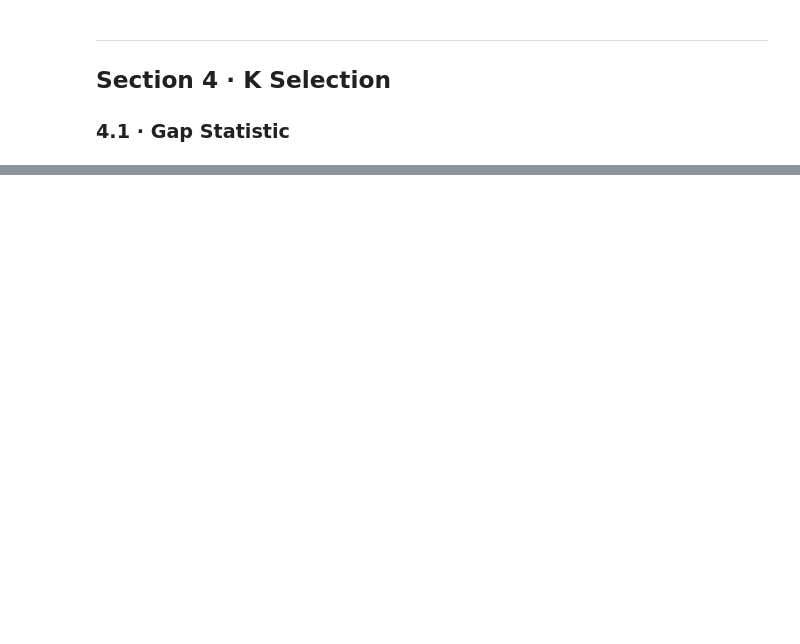
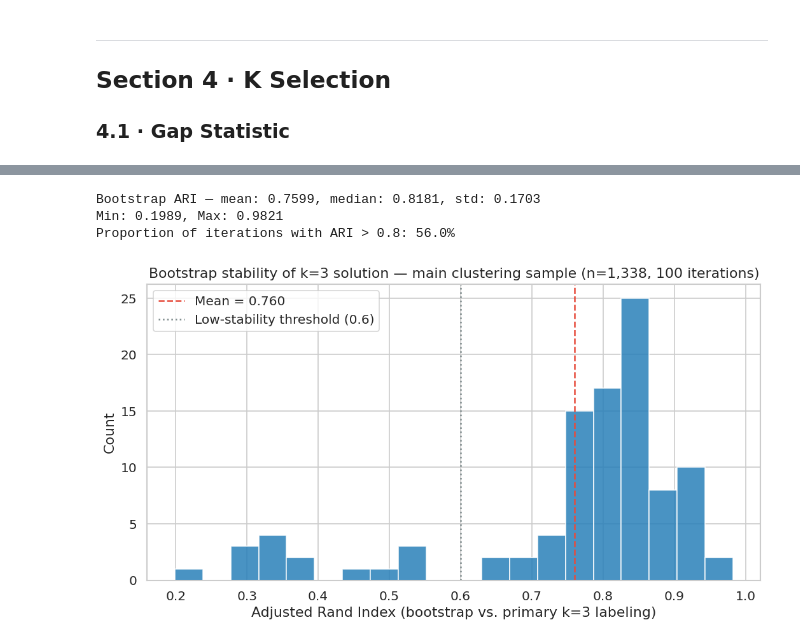
Before and after one commit to alexavelez/nhanes-ckm, a Jupyter notebook: notebooks/06_clustering.ipynb, the cells around one changed output, grey strips where cells are left out. Drawn from its saved outputs; the diff is of its cells as text; code cells hidden in the pictures; blank space fills up the shorter version.

```diff
--- a/notebooks/06_clustering.ipynb
+++ b/notebooks/06_clustering.ipynb
@@ -1861,0 +731,53 @@ classified as conditionally stable.
+# %%
+# ── Bootstrap stability analysis (k=3, 100 iterations) ─────────────────
+from sklearn.utils import resample
+from sklearn.metrics import adjusted_rand_score
+
+SELECTED_K = 3  # chosen in Section 4.2 for clinical specificity (see markdown above)
+N_BOOTSTRAP = 100
+rng = np.random.RandomState(42)
+
+primary_labels = results_main['labels'][SELECTED_K]
+
+bootstrap_aris = []
+bootstrap_cluster_sizes = []
+
+for i in range(N_BOOTSTRAP):
+    X_boot, idx_boot = resample(
+        X_main, np.arange(len(X_main)),
+        random_state=rng.randint(0, 100000)
+    )
+    km_boot = KMeans(n_clusters=SELECTED_K, random_state=rng.randint(0, 100000), n_init=10)
+    km_boot.fit(X_boot)
+
+    boot_labels_on_original = km_boot.predict(X_main)
+    ari = adjusted_rand_score(primary_labels, boot_labels_on_original)
+    bootstrap_aris.append(ari)
+
+    boot_fit_sizes = pd.Series(km_boot.labels_).value_counts().sort_values().tolist()
+    bootstrap_cluster_sizes.append(boot_fit_sizes)
+
+bootstrap_aris = np.array(bootstrap_aris)
+
+print(f'Bootstrap ARI — mean: {bootstrap_aris.mean():.4f}, median: {np.median(bootstrap_aris):.4f}, '
+      f'std: {bootstrap_aris.std():.4f}')
+print(f'Min: {bootstrap_aris.min():.4f}, Max: {bootstrap_aris.max():.4f}')
+print(f'Proportion of iterations with ARI > 0.8: {(bootstrap_aris > 0.8).mean():.1%}')
+# %% [output]
+Bootstrap ARI — mean: 0.7599, median: 0.8181, std: 0.1703
+Min: 0.1989, Max: 0.9821
+Proportion of iterations with ARI > 0.8: 56.0%
+# %%
+# ── Visualize bootstrap ARI distribution ────────────────────────────────
+fig, ax = plt.subplots(figsize=(9, 5))
+ax.hist(bootstrap_aris, bins=20, color='#2980b9', edgecolor='white', alpha=0.85)
+ax.axvline(bootstrap_aris.mean(), color='#e74c3c', linestyle='--', label=f'Mean = {bootstrap_aris.mean():.3f}')
+ax.axvline(0.6, color='#7f8c8d', linestyle=':', label='Low-stability threshold (0.6)')
+ax.set_xlabel('Adjusted Rand Index (bootstrap vs. primary k=3 labeling)')
+ax.set_ylabel('Count')
+ax.set_title(f'Bootstrap stability of k=3 solution — main clustering sample (n={len(df_main):,}, 100 iterations)')
+ax.legend()
+plt.tight_layout()
+plt.show()
+# %% [output]
+[figure, added]
```
Also changed, not shown: parts of 53 cells of this notebook, 24 other files.
